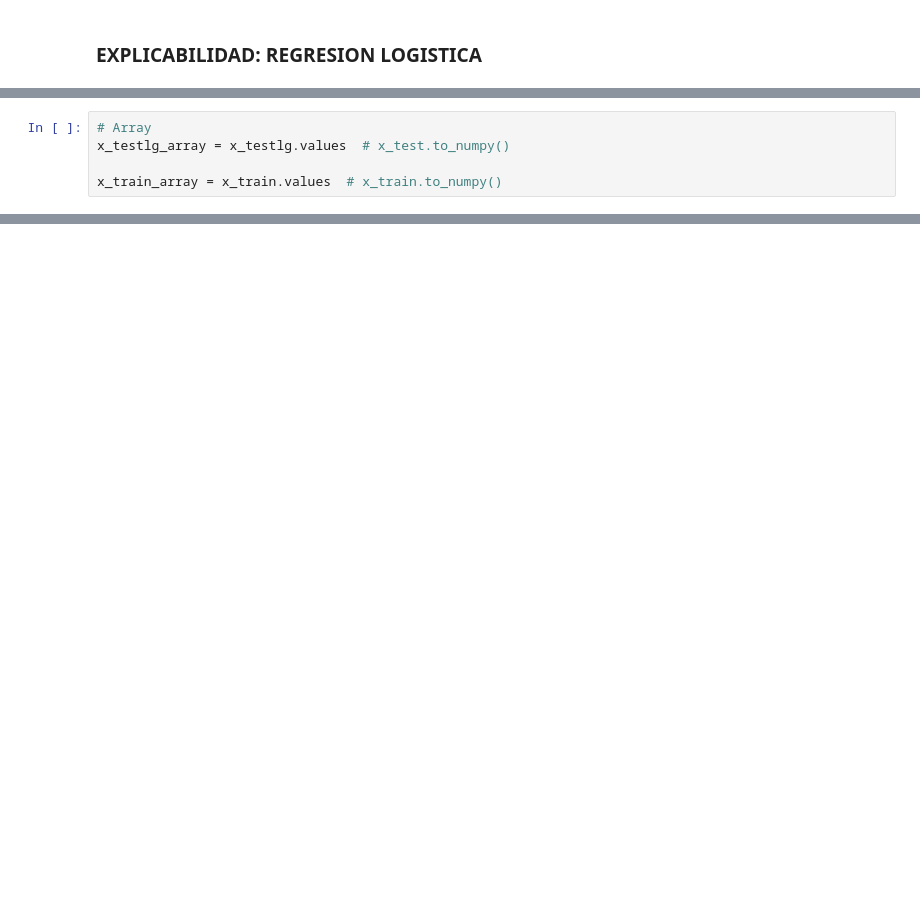
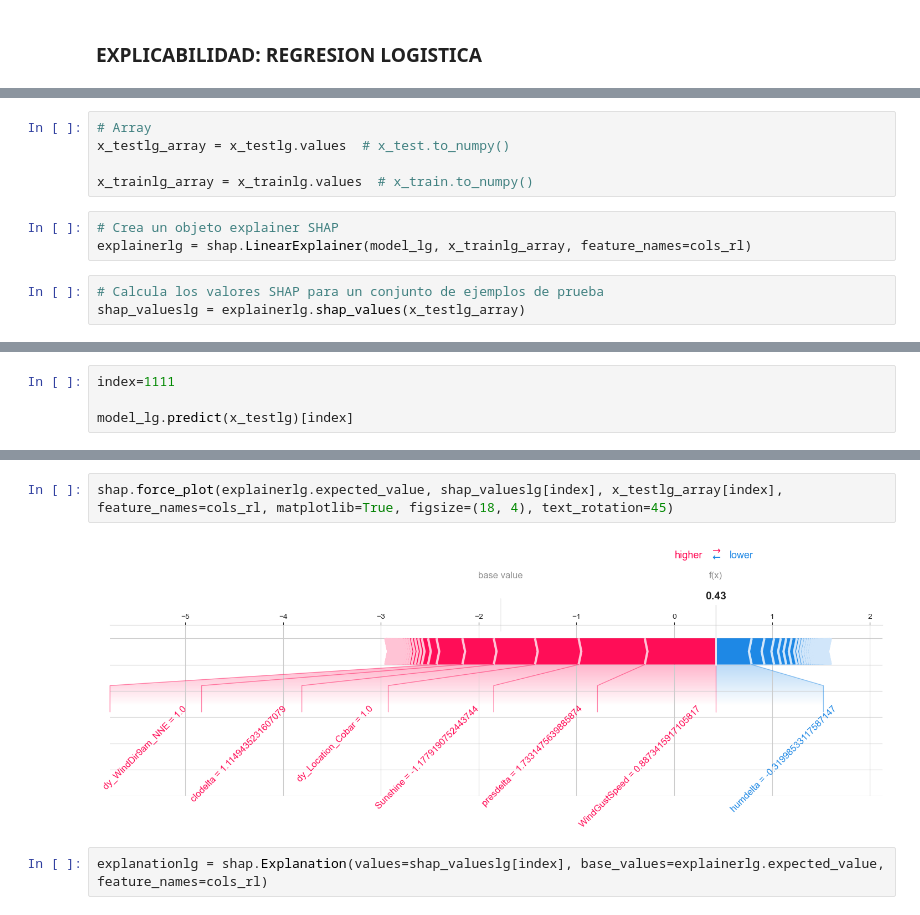
Before and after one commit to agustinarenas/AA1-TUIA-Arenas, a Jupyter notebook: TP-integrador-AA1.ipynb, the cells around one changed output, grey strips where cells are left out. Cells and saved outputs as stored; diff of their text form; blank space fills up the shorter version.

```diff
--- a/TP-integrador-AA1.ipynb
+++ b/TP-integrador-AA1.ipynb
@@ -1335,4 +1359,10 @@ x_trainlg, x_testlg, y_trainlg, y_testlg = train_test_split(dfm.drop(columns = [
 # Array
 x_testlg_array = x_testlg.values  # x_test.to_numpy()
 
-x_train_array = x_train.values  # x_train.to_numpy()
+x_trainlg_array = x_trainlg.values  # x_train.to_numpy()
+# %%
+# Crea un objeto explainer SHAP
+explainerlg = shap.LinearExplainer(model_lg, x_trainlg_array, feature_names=cols_rl)
+# %%
+# Calcula los valores SHAP para un conjunto de ejemplos de prueba
+shap_valueslg = explainerlg.shap_values(x_testlg_array)
@@ -1340,0 +1381,4 @@ x_train_array = x_train.values  # x_train.to_numpy()
+# %%
+index=1111
+
+model_lg.predict(x_testlg)[index]
@@ -1340,0 +1418,6 @@ x_train_array = x_train.values  # x_train.to_numpy()
+# %%
+shap.force_plot(explainerlg.expected_value, shap_valueslg[index], x_testlg_array[index], feature_names=cols_rl, matplotlib=True, figsize=(18, 4), text_rotation=45)
+# %% [output]
+[figure, added]
+# %%
+explanationlg = shap.Explanation(values=shap_valueslg[index], base_values=explainerlg.expected_value, feature_names=cols_rl)
```
Also changed, not shown: parts of 33 cells of this notebook.
